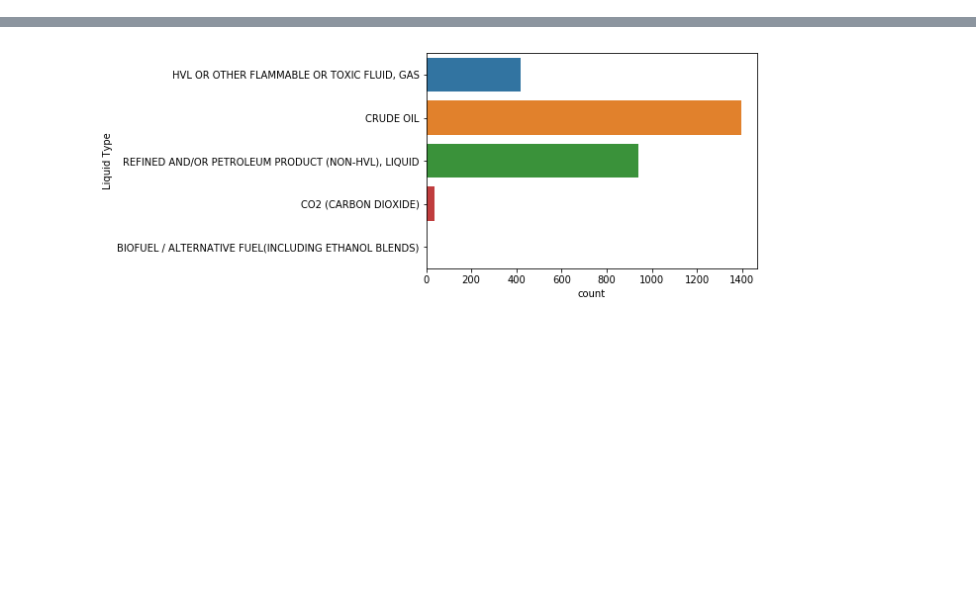
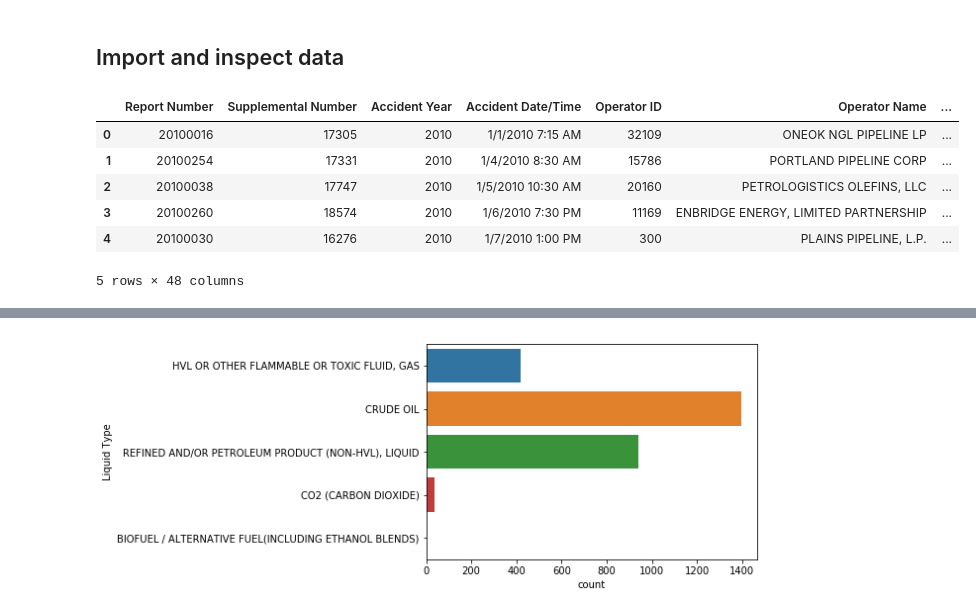
Before and after one commit to Vsosameza/Oil_Spill_Data_Analysis, a Jupyter notebook: Data_Exploration_Notebook.ipynb, the cells around one changed output, grey strips where cells are left out. Saved outputs shown, nothing was run; the diff lists cells and outputs as text; code cells hidden in the pictures; blank space fills up the shorter version.

```diff
--- a/Data_Exploration_Notebook.ipynb
+++ b/Data_Exploration_Notebook.ipynb
@@ -5,3 +11,5 @@ import seaborn as sns
+# %% [markdown]
+## Import and inspect data
 # %%
 oil_df = pd.read_csv('oildataRAW.csv')
 price_df = pd.read_csv('price_per_barrel_01042010-01312017.csv')
@@ -7,0 +17,10 @@ price_df = pd.read_csv('price_per_barrel_01042010-01312017.csv')
+# %%
+oil_df.head()
+# %% [output]
+|  | Report Number | Supplemental Number | Accident Year | Accident Date/Time | Operator ID | Operator Name | ... |
+| 0 | 20100016 | 17305 | 2010 | 1/1/2010 7:15 AM | 32109 | ONEOK NGL PIPELINE LP | ... |
+| 1 | 20100254 | 17331 | 2010 | 1/4/2010 8:30 AM | 15786 | PORTLAND PIPELINE CORP | ... |
+| 2 | 20100038 | 17747 | 2010 | 1/5/2010 10:30 AM | 20160 | PETROLOGISTICS OLEFINS, LLC | ... |
+| 3 | 20100260 | 18574 | 2010 | 1/6/2010 7:30 PM | 11169 | ENBRIDGE ENERGY, LIMITED PARTNERSHIP | ... |
+| 4 | 20100030 | 16276 | 2010 | 1/7/2010 1:00 PM | 300 | PLAINS PIPELINE, L.P. | ... |
+5 rows × 48 columns
```
Also changed, not shown: parts of 36 cells of this notebook.
